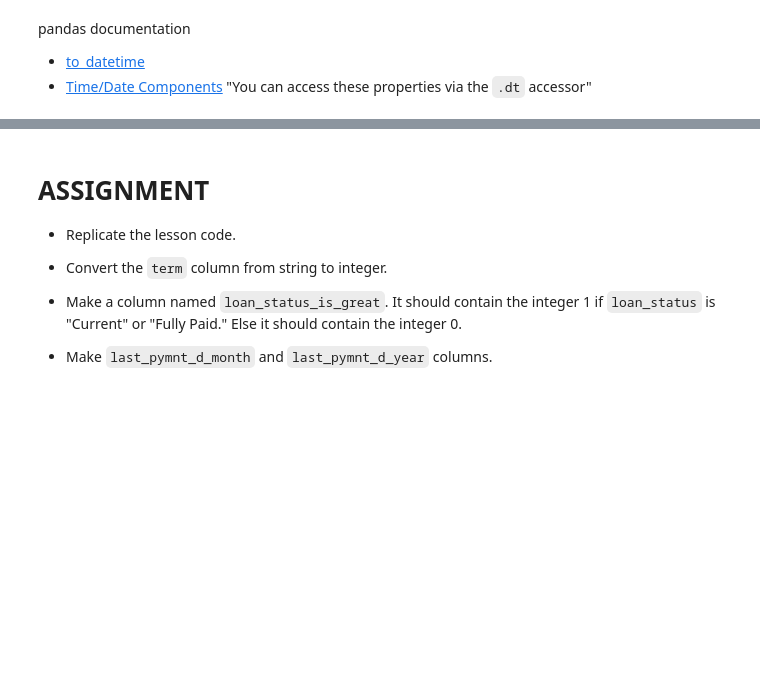
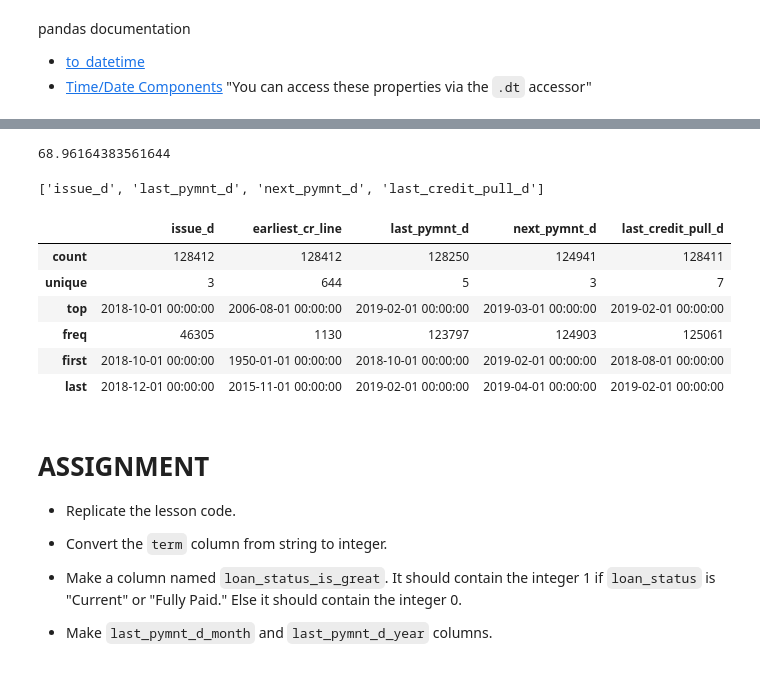
Before and after one commit to standroidbeta/DS-Unit-1-Sprint-2-Data-Wrangling, a Jupyter notebook: module4-make-features/LS_DS3_124_Make_features.ipynb, the cells around one changed output, grey strips where cells are left out. Cells and saved outputs as stored; diff of their text form; code cells hidden in the pictures; blank space fills up the shorter version.

```diff
--- a/module4-make-features/LS_DS3_124_Make_features.ipynb
+++ b/module4-make-features/LS_DS3_124_Make_features.ipynb
@@ -63,0 +292,3 @@ pandas documentation
+# %%
+df['issue_year'] = df['issue_d'].dt.year
+df['issue_month'] = df['issue_d'].dt.month
@@ -63,0 +303,3 @@ pandas documentation
+# %%
+df['earliest_cr_line'] = pd.to_datetime(df['earliest_cr_line'],
+                                        infer_datetime_format=True)
@@ -63,0 +315,3 @@ pandas documentation
+# %%
+df['days_from_earliest_credit_to_issue'] = (
+    df['issue_d'] - df['earliest_cr_line']).dt.days
@@ -64,3 +330,24 @@ pandas documentation
+# %%
+25171 / 365
+# %% [output]
+68.96164383561644
+# %%
+[col for col in df if col.endswith('_d')]
+# %% [output]
+['issue_d', 'last_pymnt_d', 'next_pymnt_d', 'last_credit_pull_d']
+# %%
+for col in ['last_pymnt_d', 'next_pymnt_d', 'last_credit_pull_d']:
+    df[col] = pd.to_datetime(df[col], infer_datetime_format=True)
+# %%
+df.describe(include='datetime')
+# %% [output]
+|  | issue_d | earliest_cr_line | last_pymnt_d | next_pymnt_d | last_credit_pull_d |
+| count | 128412 | 128412 | 128250 | 124941 | 128411 |
+| unique | 3 | 644 | 5 | 3 | 7 |
+| top | 2018-10-01 00:00:00 | 2006-08-01 00:00:00 | 2019-02-01 00:00:00 | 2019-03-01 00:00:00 | 2019-02-01 00:00:00 |
+| freq | 46305 | 1130 | 123797 | 124903 | 125061 |
+| first | 2018-10-01 00:00:00 | 1950-01-01 00:00:00 | 2018-10-01 00:00:00 | 2019-02-01 00:00:00 | 2018-08-01 00:00:00 |
+| last | 2018-12-01 00:00:00 | 2015-11-01 00:00:00 | 2019-02-01 00:00:00 | 2019-04-01 00:00:00 | 2019-02-01 00:00:00 |
 # %% [markdown]
 # ASSIGNMENT
 
```
Also changed, not shown: parts of 52 cells of this notebook.
